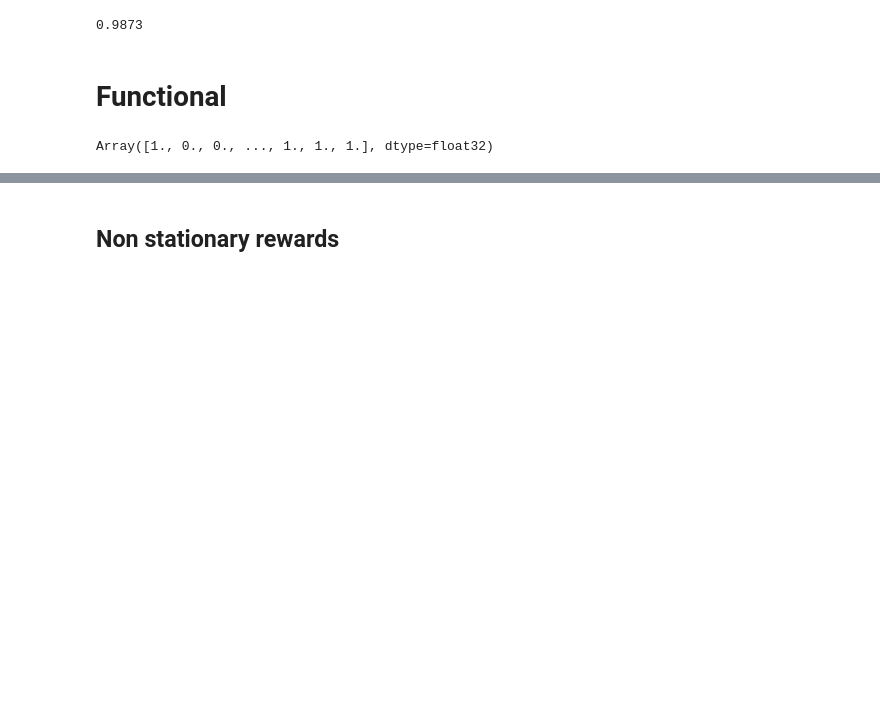
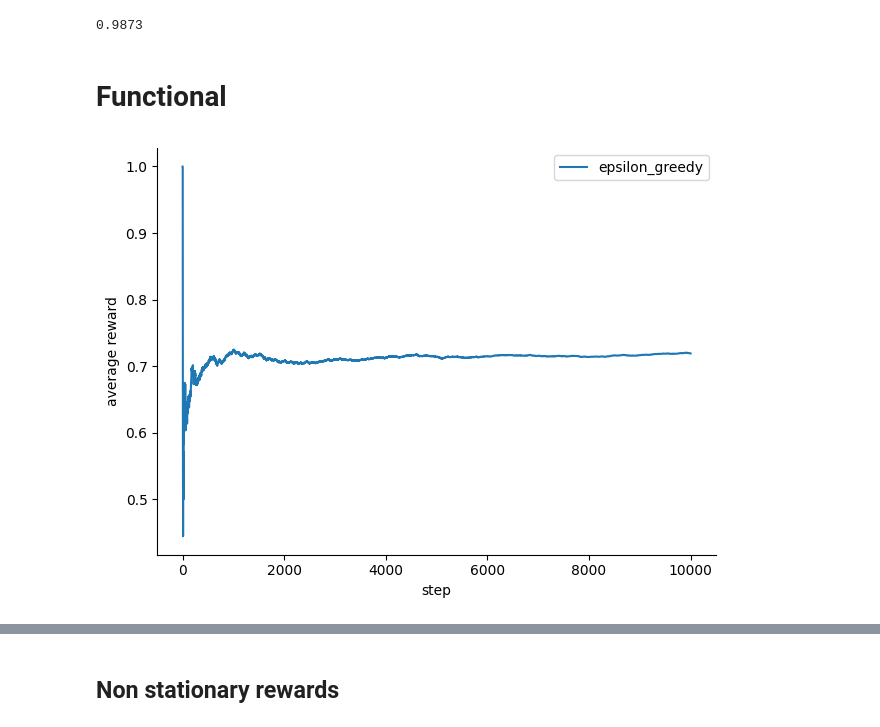
Before and after one commit to clabrugere/jax-bandits, a Jupyter notebook: dev/jax.ipynb, the cells around one changed output, grey strips where cells are left out. Saved outputs shown, nothing was run; the diff lists cells and outputs as text; code cells hidden in the pictures; blank space fills up the shorter version.

```diff
--- a/dev/jax.ipynb
+++ b/dev/jax.ipynb
@@ -146,27 +146,44 @@ print(ts_rewards.mean())
 # %% [markdown]
 # Functional
 # %%
-from src.bandits.data import biregime_rewards, cosine_interpolation, stationary_rewards
-from src.bandits.environment import simulate
+from src.bandits.data import (
+    batched_rewards,
+    biregime_rewards,
+    cosine_interpolation,
+    multiregime_rewards,
+    stationary_rewards,
+)
+from src.bandits.environment import (
+    Policy,
+    benchmark_policies,
+    simulate,
+    simulate_multiple_datasets,
+    simulate_multiple_iterations,
+)
 from src.bandits.policies import epsilon_greedy, thomson_sampling, ucb
-from src.bandits.utils import plot_rewards
+from src.bandits.utils import plot_reward_probs, plot_rewards
 
 key = jax.random.key(1234)
 key_r, key_s = jax.random.split(key, 2)
 
-num_actions = 10
+num_actions = 6
 num_steps = 10_000
 
 true_rewards, _ = stationary_rewards(key_r, num_steps, num_actions)
 state, rewards = simulate(
     key_s,
     true_rewards,
     epsilon_greedy.select_action,
     epsilon_greedy.update_state,
-    epsilon_greedy.EpsilonGreedyState(0.3, jnp.zeros(num_actions), jnp.zeros(num_actions)),
+    epsilon_greedy.EpsilonGreedyState(
+        epsilon=0.3,
+        values=jnp.zeros(num_actions),
+        counts=jnp.zeros(num_actions),
+        epsilon_decay=0.99,
+    ),
     num_steps,
 )
 
-rewards
+plot_rewards(jnp.expand_dims(rewards, axis=(0, 1, 2)), ["epsilon_greedy"])
 # %% [output]
-Array([1., 0., 0., ..., 1., 1., 1.], dtype=float32)
+[figure, added]
```
Also changed, not shown: parts of 8 cells of this notebook, 8 other files.
